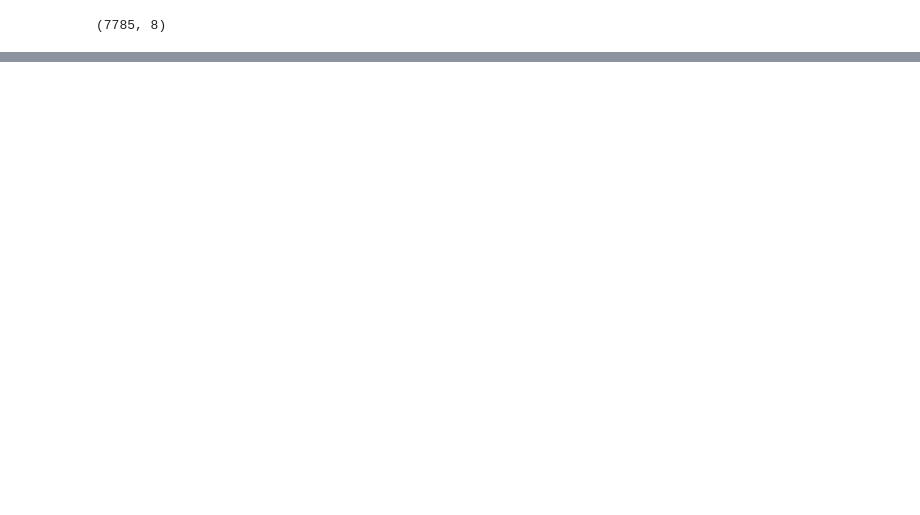
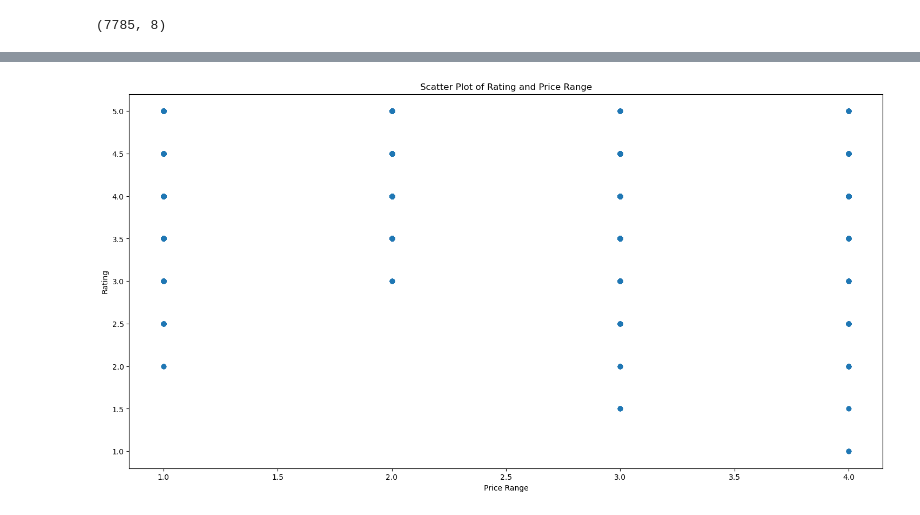
Before and after one commit to NadavMargaliot/Project_Data_Science, a Jupyter notebook: Data Science .ipynb, the cells around one changed output, grey strips where cells are left out. Drawn from its saved outputs; the diff is of its cells as text; code cells hidden in the pictures; blank space fills up the shorter version.

```diff
--- a/Data Science .ipynb
+++ b/Data Science .ipynb
@@ -241,0 +392,14 @@ outliers.plot()
+# %%
+import matplotlib.pyplot as plt
+
+plt.scatter(df['price_range'], df['rating'])
+
+# Adding labels and title
+plt.xlabel('Price Range')
+plt.ylabel('Rating')
+plt.title('Scatter Plot of Rating and Price Range')
+
+# Displaying the plot
+plt.show()
+# %% [output]
+[figure, added]
```
Also changed, not shown: parts of 39 cells of this notebook.
